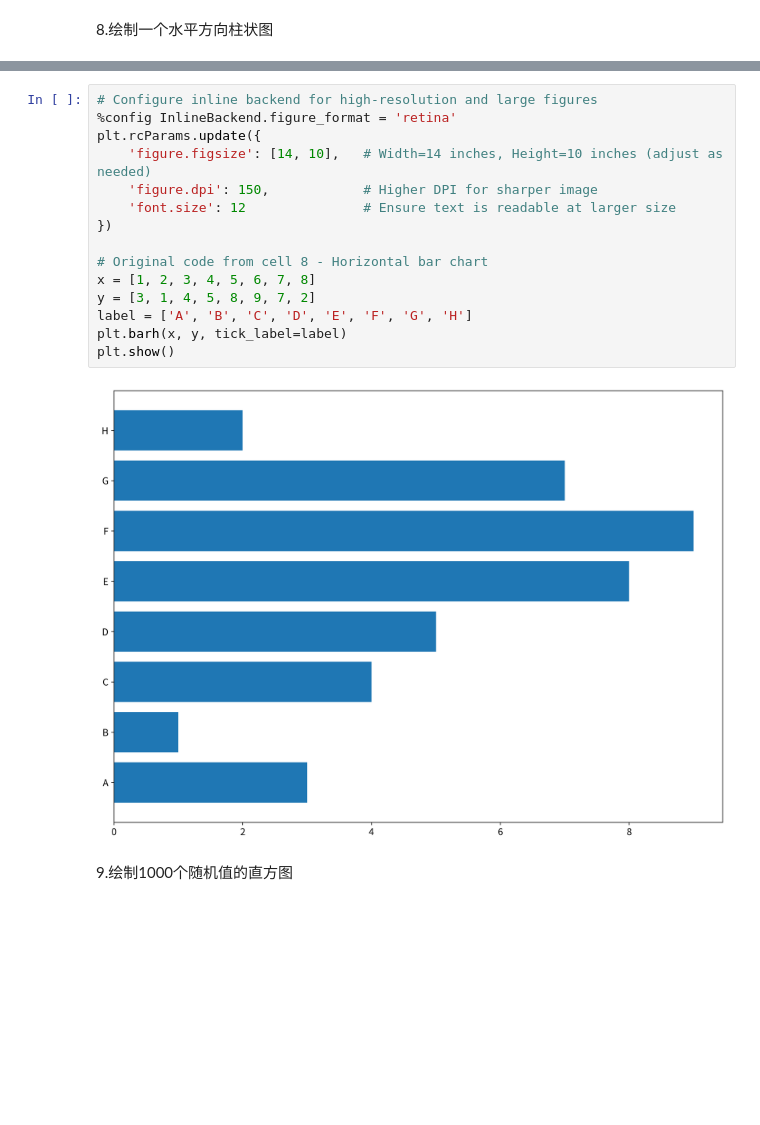
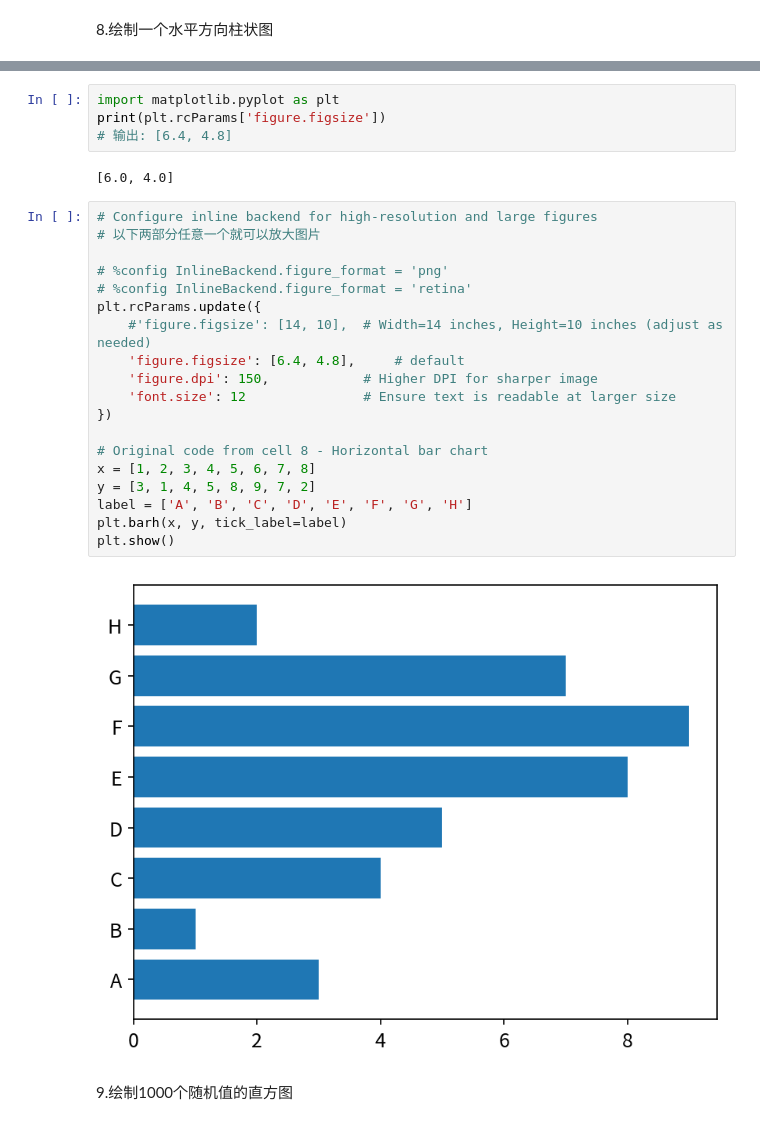
Before and after one commit to bioinfo-gao/GZ_Projects_2026H1, a Jupyter notebook: Utilities/Python_tested_in_python3.10/10.Plotting/1_matplotlib_tutorial.ipynb, the cells around one changed output, grey strips where cells are left out. Saved outputs shown, nothing was run; the diff lists cells and outputs as text; blank space fills up the shorter version.

```diff
--- a/Utilities/Python_tested_in_python3.10/10.Plotting/1_matplotlib_tutorial.ipynb
+++ b/Utilities/Python_tested_in_python3.10/10.Plotting/1_matplotlib_tutorial.ipynb
@@ -471,20 +471,30 @@ plt.barh(x,y,tick_label = label);
+# %%
+import matplotlib.pyplot as plt
+print(plt.rcParams['figure.figsize'])
+# 输出: [6.4, 4.8]
+# %% [output]
+[6.0, 4.0]
 # %%
 # Configure inline backend for high-resolution and large figures
-%config InlineBackend.figure_format = 'retina'
+# 以下两部分任意一个就可以放大图片
+
+# %config InlineBackend.figure_format = 'png'
+# %config InlineBackend.figure_format = 'retina'
 plt.rcParams.update({
-    'figure.figsize': [14, 10],   # Width=14 inches, Height=10 inches (adjust as needed)
+    #'figure.figsize': [14, 10],  # Width=14 inches, Height=10 inches (adjust as needed)
+    'figure.figsize': [6.4, 4.8],     # default
     'figure.dpi': 150,            # Higher DPI for sharper image
     'font.size': 12               # Ensure text is readable at larger size
 })
 
 # Original code from cell 8 - Horizontal bar chart
 x = [1, 2, 3, 4, 5, 6, 7, 8]
 y = [3, 1, 4, 5, 8, 9, 7, 2]
 label = ['A', 'B', 'C', 'D', 'E', 'F', 'G', 'H']
 plt.barh(x, y, tick_label=label)
 plt.show()
 # %% [output]
-[figure, old version]
+[figure, new version]
 # %% [markdown]
 9.绘制1000个随机值的直方图
 # %%
```
Also changed, not shown: parts of 22 cells of this notebook, 10 other files.
